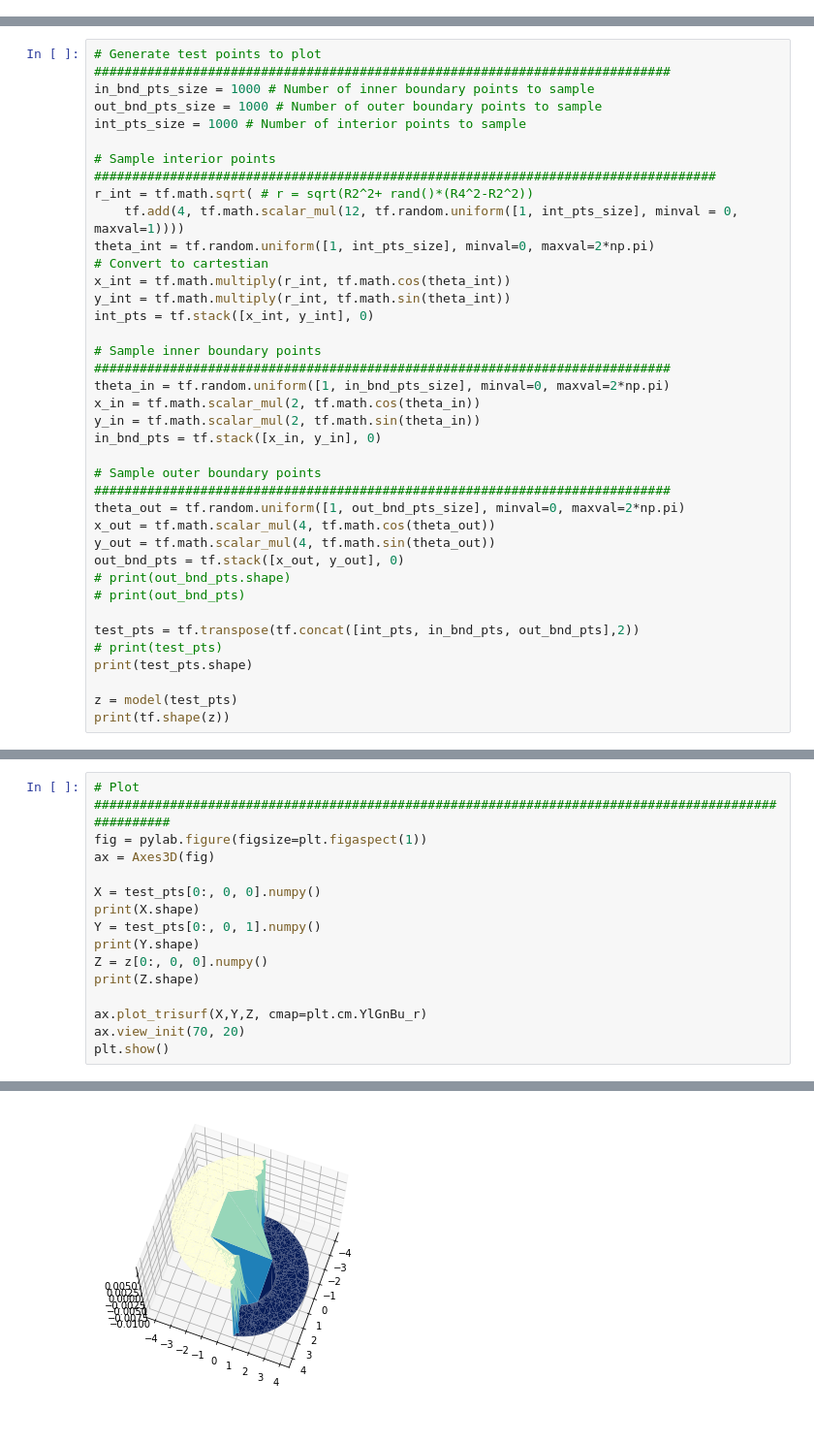
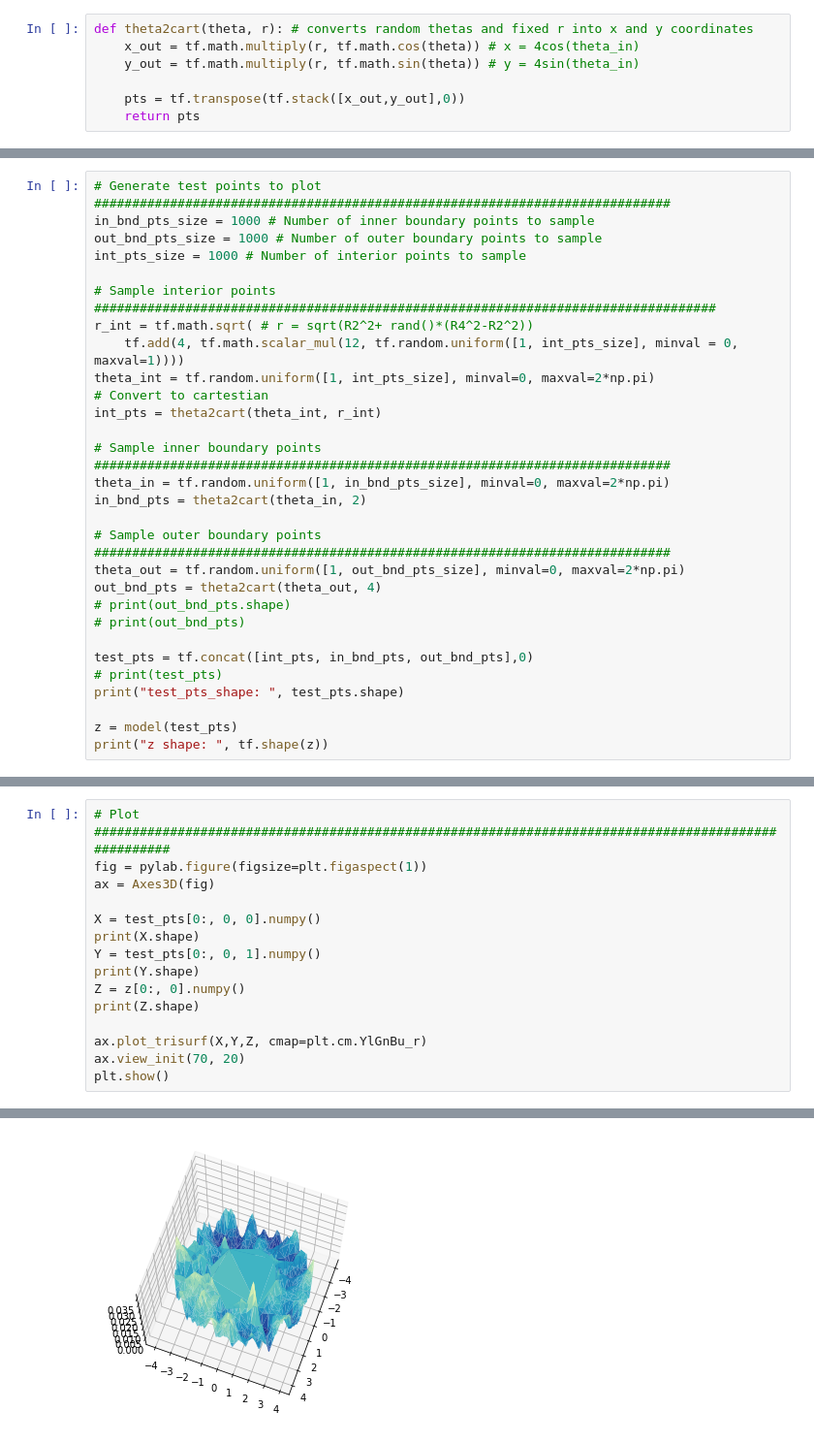
Before and after one commit to DothWalrus/machine_learning_pde, a Jupyter notebook: 2d_laplace_dvm.ipynb, the cells around one changed output, grey strips where cells are left out. Shown at 97% size. Drawn from its saved outputs; the diff is of its cells as text.

```diff
--- a/2d_laplace_dvm.ipynb
+++ b/2d_laplace_dvm.ipynb
@@ -66 +23,8 @@ model.add(Dense(100, activation='tanh'))
 model.add(Dense(1))
+# %%
+def theta2cart(theta, r): # converts random thetas and fixed r into x and y coordinates
+    x_out = tf.math.multiply(r, tf.math.cos(theta)) # x = 4cos(theta_in)
+    y_out = tf.math.multiply(r, tf.math.sin(theta)) # y = 4sin(theta_in)
+
+    pts = tf.transpose(tf.stack([x_out,y_out],0))
+    return pts
@@ -184,28 +155,22 @@ r_int = tf.math.sqrt( # r = sqrt(R2^2+ rand()*(R4^2-R2^2))
     tf.add(4, tf.math.scalar_mul(12, tf.random.uniform([1, int_pts_size], minval = 0, maxval=1))))
 theta_int = tf.random.uniform([1, int_pts_size], minval=0, maxval=2*np.pi)
 # Convert to cartestian
-x_int = tf.math.multiply(r_int, tf.math.cos(theta_int))
-y_int = tf.math.multiply(r_int, tf.math.sin(theta_int))
-int_pts = tf.stack([x_int, y_int], 0)
+int_pts = theta2cart(theta_int, r_int)
 
 # Sample inner boundary points ############################################################################
 theta_in = tf.random.uniform([1, in_bnd_pts_size], minval=0, maxval=2*np.pi)
-x_in = tf.math.scalar_mul(2, tf.math.cos(theta_in))
-y_in = tf.math.scalar_mul(2, tf.math.sin(theta_in))
-in_bnd_pts = tf.stack([x_in, y_in], 0)
+in_bnd_pts = theta2cart(theta_in, 2)
 
 # Sample outer boundary points ############################################################################
 theta_out = tf.random.uniform([1, out_bnd_pts_size], minval=0, maxval=2*np.pi)
-x_out = tf.math.scalar_mul(4, tf.math.cos(theta_out))
-y_out = tf.math.scalar_mul(4, tf.math.sin(theta_out))
-out_bnd_pts = tf.stack([x_out, y_out], 0)
+out_bnd_pts = theta2cart(theta_out, 4)
 # print(out_bnd_pts.shape)
 # print(out_bnd_pts)
 
-test_pts = tf.transpose(tf.concat([int_pts, in_bnd_pts, out_bnd_pts],2))
+test_pts = tf.concat([int_pts, in_bnd_pts, out_bnd_pts],0)
 # print(test_pts)
-print(test_pts.shape)
+print("test_pts_shape: ", test_pts.shape)
 
 z = model(test_pts)
-print(tf.shape(z))
+print("z shape: ", tf.shape(z))
 # %% [output]
@@ -214,23 +179,23 @@ tf.Tensor([3000    1    1], shape=(3,), dtype=int32)
 # %%
 # Plot ####################################################################################################
 fig = pylab.figure(figsize=plt.figaspect(1))
 ax = Axes3D(fig)
 
 X = test_pts[0:, 0, 0].numpy()
 print(X.shape)
 Y = test_pts[0:, 0, 1].numpy()
 print(Y.shape)
-Z = z[0:, 0, 0].numpy()
+Z = z[0:, 0].numpy()
 print(Z.shape)
 
 ax.plot_trisurf(X,Y,Z, cmap=plt.cm.YlGnBu_r)
 ax.view_init(70, 20)
 plt.show()
 # %% [output]
 (3000,)
 (3000,)
 (3000,)
-[figure, old version]
+[figure, new version]
 # %%
 plt.scatter(X,Y)
 plt.show()
```
Also changed, not shown: parts of 9 cells of this notebook, 2 other files.
